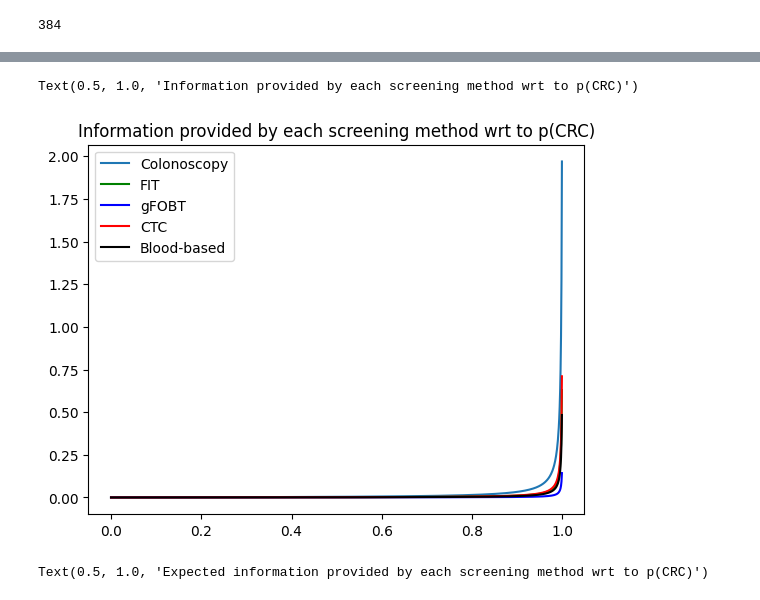
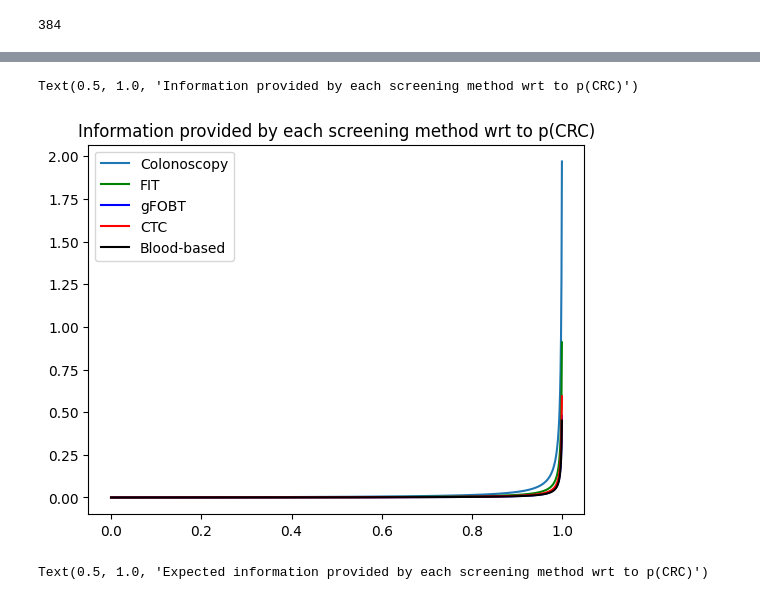
Before and after one commit to DanielCorralesAlonso/Decision_Model_Screening_CRC, a Jupyter notebook: elicitation.ipynb, the cells around one changed output, grey strips where cells are left out. Saved outputs shown, nothing was run; the diff lists cells and outputs as text; code cells hidden in the pictures.

```diff
--- a/elicitation.ipynb
+++ b/elicitation.ipynb
@@ -22,3 +22,14 @@ value_of_detection = net2.get_node_value("Value_of_CRC_screening_detection")
 len(value_of_detection)
 # %% [output]
 384
+# %%
+'''net2.set_evidence("Age", "age_4_adult")
+net2.set_evidence("Sex", "M")
+# net2.set_evidence("SES", "ses_1")
+net2.set_evidence("SD", "SD_1_short")
+net2.set_evidence("PA", "PA_2")
+net2.set_evidence("Smoking", "sm_1_not_smoker")
+# net2.set_evidence("Depression", False)
+# net2.set_evidence("Anxiety", False)
+net2.set_evidence("BMI", "bmi_3_overweight")
+net2.set_evidence("Alcohol", "low")'''
@@ -24,0 +38,4 @@ len(value_of_detection)
+# %%
+net2.update_beliefs()
+value_of_detection = net2.get_node_value("Value_of_CRC_detection_by_screening")
+len(value_of_detection)
@@ -191,7 +268,7 @@ value_of_detection_fit = []
 for i in np.arange(0,1,step=0.001):
     net2.set_virtual_evidence("CRC", [1-i, i])
     net2.update_beliefs()
-    value_of_detection_fit.append(net2.get_node_value("Value_of_CRC_screening_detection"))
+    value_of_detection_fit.append(net2.get_node_value("Value_of_CRC_detection_by_screening"))
 
 
 net2.set_evidence("Screening","gFOBT")
@@ -199,7 +276,7 @@ value_of_detection_gfobt = []
 for i in np.arange(0,1,step=0.001):
     net2.set_virtual_evidence("CRC", [1-i, i])
     net2.update_beliefs()
-    value_of_detection_gfobt.append(net2.get_node_value("Value_of_CRC_screening_detection"))
+    value_of_detection_gfobt.append(net2.get_node_value("Value_of_CRC_detection_by_screening"))
 
 
 net2.set_evidence("Screening","CTC")
@@ -207,44 +284,44 @@ value_of_detection_ctc = []
 for i in np.arange(0,1,step=0.001):
     net2.set_virtual_evidence("CRC", [1-i, i])
     net2.update_beliefs()
-    value_of_detection_ctc.append(net2.get_node_value("Value_of_CRC_screening_detection"))
+    value_of_detection_ctc.append(net2.get_node_value("Value_of_CRC_detection_by_screening"))
 
 
 net2.set_evidence("Screening","Blood_based")
 value_of_detection_bb = []
 for i in np.arange(0,1,step=0.001):
     net2.set_virtual_evidence("CRC", [1-i, i])
     net2.update_beliefs()
-    value_of_detection_bb.append(net2.get_node_value("Value_of_CRC_screening_detection"))
+    value_of_detection_bb.append(net2.get_node_value("Value_of_CRC_detection_by_screening"))
 
 
 net2.set_evidence("Screening","Stool_DNA")
 value_of_detection_sdna = []
 for i in np.arange(0,1,step=0.001):
     net2.set_virtual_evidence("CRC", [1-i, i])
     net2.update_beliefs()
-    value_of_detection_sdna.append(net2.get_node_value("Value_of_CRC_screening_detection"))
+    value_of_detection_sdna.append(net2.get_node_value("Value_of_CRC_detection_by_screening"))
 
 
 net2.set_evidence("Colonoscopy","Colonoscopy")
 value_of_detection = []
 for i in np.arange(0,1,step=0.001):
     net2.set_virtual_evidence("CRC", [1-i, i])
     net2.update_beliefs()
-    value_of_detection.append(net2.get_node_value("Value_of_CRC_detection_through_colonoscopy"))
+    value_of_detection.append(net2.get_node_value("Value_of_CRC_detection_by_colonoscopy"))
 
 plt.plot(np.arange(0,1,step=0.001), value_of_detection[:1000])
 plt.plot(np.arange(0,1,step=0.001), value_of_detection_fit[:1000], c = 'g')
 plt.plot(np.arange(0,1,step=0.001), value_of_detection_gfobt[:1000], c = 'b')
 plt.plot(np.arange(0,1,step=0.001), value_of_detection_ctc[:1000], c = 'r')
 plt.plot(np.arange(0,1,step=0.001), value_of_detection_bb[:1000], c = 'k')
 
 plt.legend(['Colonoscopy', 'FIT', 'gFOBT', 'CTC','Blood-based'])
 
 plt.title("Information provided by each screening method wrt to p(CRC)")
 # %% [output]
 Text(0.5, 1.0, 'Information provided by each screening method wrt to p(CRC)')
-[figure, old version]
+[figure, new version]
 # %%
 plt.plot(np.arange(0,0.95,step=0.001), value_of_detection[:950])
 plt.plot(np.arange(0,0.95,step=0.001), value_of_detection_fit[:950], c = 'g')
```
Also changed, not shown: parts of 10 cells of this notebook, 6 other files.
